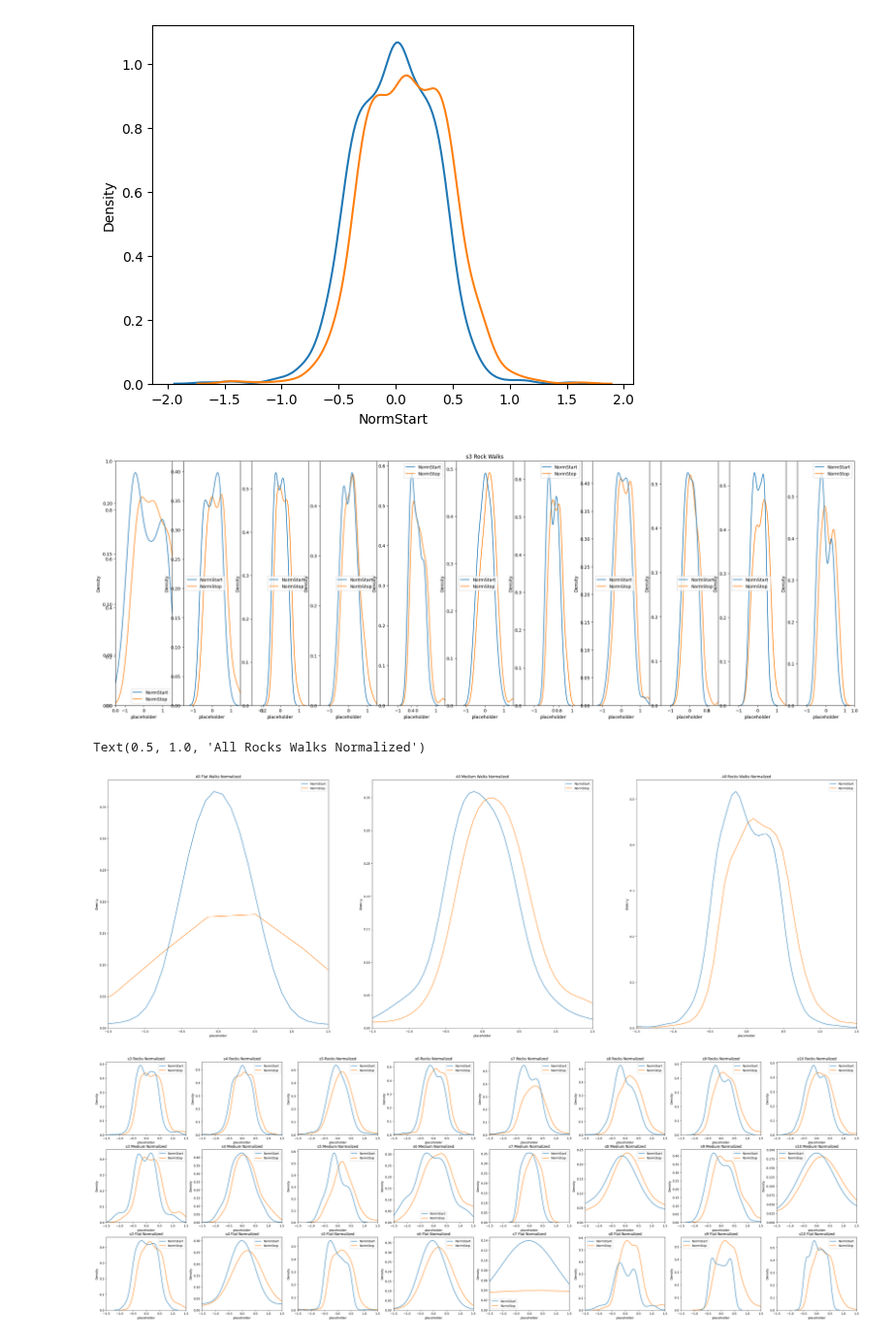
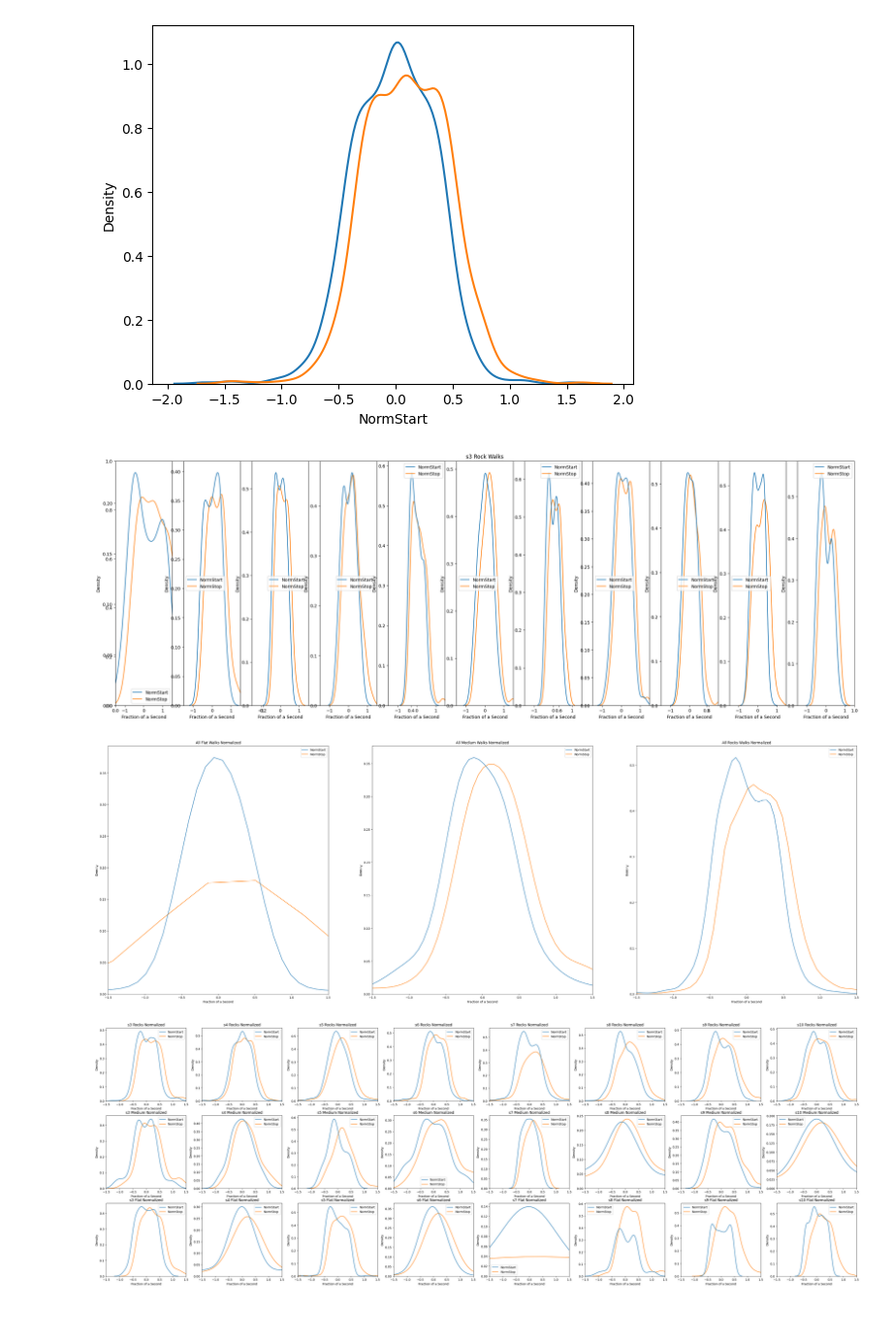
Before and after one commit to BonnenLab/visualize-skelly-laser-environment, a Jupyter notebook: fixations-vs-feet.ipynb, the cells around one changed output. Shown at 97% size. Drawn from its saved outputs; the diff is of its cells as text; code cells hidden in the pictures.

Commit message:
removed placeholder

```diff
--- a/fixations-vs-feet.ipynb
+++ b/fixations-vs-feet.ipynb
@@ -194,16 +194,16 @@ rel_fix_df_3rocks = pd.concat(rel_fix_df_new)
 # %%
 plt.figure(figsize=(30,10))
 plt.title('s3 Rock Walks')
 
 s = 3
 for df,i in zip(rel_fix_df_new, range(len(rel_fix_df_new))):
     i +=1
     plt.subplot(1,11,i)
     sns.kdeplot((df['NormStart'],df['NormStop']))
-    plt.xlabel('placeholder')
+    plt.xlabel('Fraction of a Second')
     plt.xlim(-1.5, 1.5)
 # %% [output]
-[figure, old version]
+[figure, new version]
 # %%
 # rocks for each subject
 rel_fix_rocks_pooled = []
@@ -253,23 +253,23 @@ plt.figure(figsize=(45,15))
 
 plt.subplot(1,3,1)
 sns.kdeplot((rf_flat_pooled['NormStart'],rf_flat_pooled['NormStop']))
-plt.xlabel('placeholder')
+plt.xlabel('Fraction of a Second')
 plt.xlim(-1.5, 1.5)
 plt.title('All Flat Walks Normalized')
 
 plt.subplot(1,3,2)
 sns.kdeplot((rf_medium_pooled['NormStart'],rf_medium_pooled['NormStop']))
-plt.xlabel('placeholder')
+plt.xlabel('Fraction of a Second')
 plt.xlim(-1.5, 1.5)
 plt.title('All Medium Walks Normalized')
 
 plt.subplot(1,3,3)
 sns.kdeplot((rf_rocks_pooled['NormStart'],rf_rocks_pooled['NormStop']))
-plt.xlabel('placeholder')
+plt.xlabel('Fraction of a Second')
 plt.xlim(-1.5, 1.5)
 plt.title('All Rocks Walks Normalized')
+plt.savefig('densityplots')
 # %% [output]
-Text(0.5, 1.0, 'All Rocks Walks Normalized')
 [figure]
 # %%
 plt.figure(figsize=(45,15))
```
Also changed, not shown: parts of 12 cells of this notebook.
